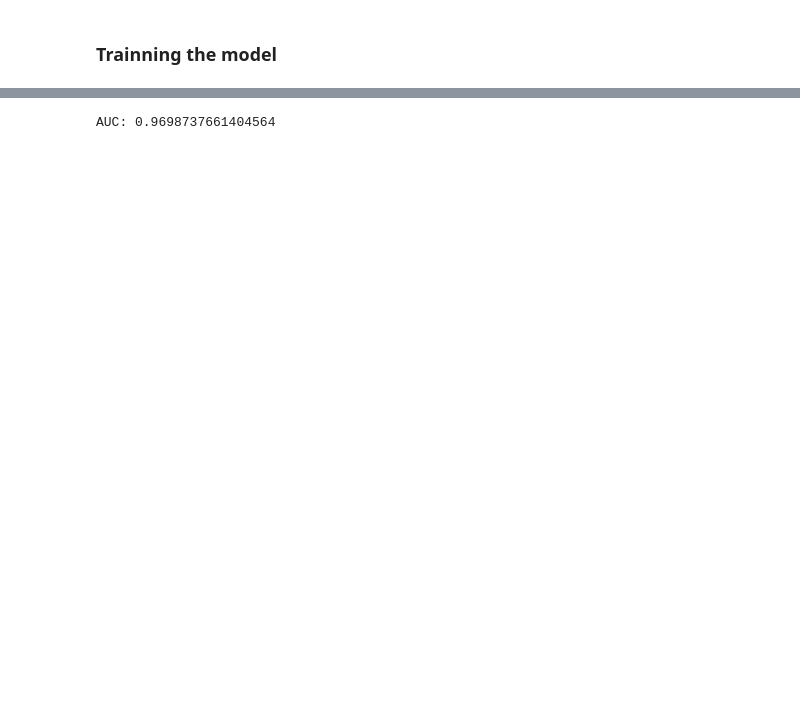
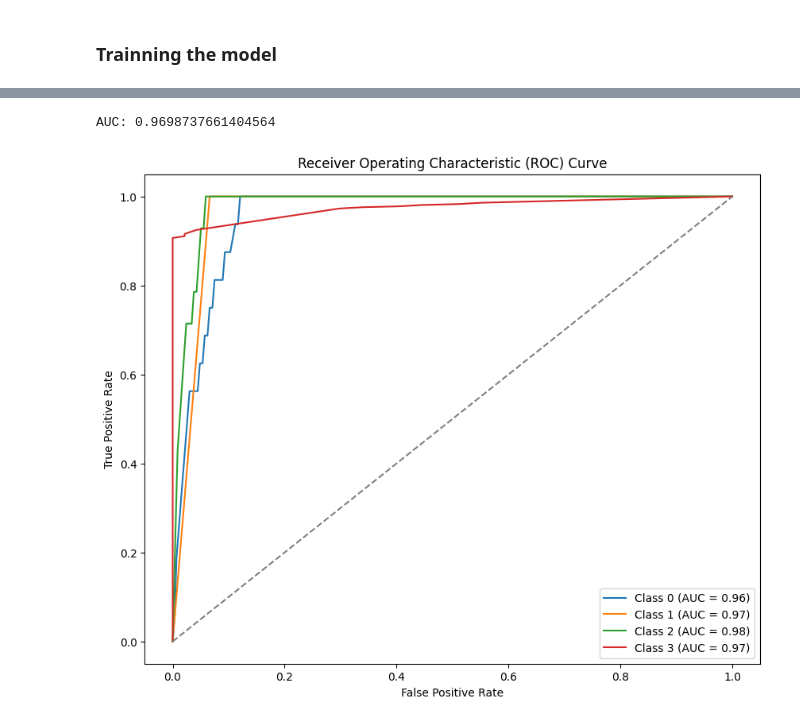
Before and after one commit to Jianting-Selina/PROG8430-1, a Jupyter notebook: presentationworkshop5_new.ipynb, the cells around one changed output, grey strips where cells are left out. Drawn from its saved outputs; the diff is of its cells as text; code cells hidden in the pictures; blank space fills up the shorter version.

Commit message:
add graph

```diff
--- a/presentationworkshop5_new.ipynb
+++ b/presentationworkshop5_new.ipynb
@@ -275,14 +275,42 @@ Population     5.457e-06   5.13e-06      1.063      0.288    -4.6e-06    1.55e-0
 Mortgage Rate     3.7996      2.182      1.742      0.082      -0.476       8.075
 Interest Rate    -1.8768      0.988     -1.900      0.057      -3.813       0.059
 =================================================================================
-# %%
-from sklearn.metrics import roc_auc_score
-
-# Predecir las probabilidades de cada clase
-y_pred_prob = result.predict(X)
-
-# Calcular el AUC
-auc = roc_auc_score(y, y_pred_prob, multi_class='ovr')
-print(f"AUC: {auc}")
-# %% [output]
-AUC: 0.9698737661404564
+# %%
+from sklearn.metrics import roc_auc_score, roc_curve
+import matplotlib.pyplot as plt
+import numpy as np
+
+# Predict the probabilities for each class
+y_pred_prob = result.predict(X)
+
+# Convert y_pred_prob to a NumPy array if it's a DataFrame
+y_pred_prob = np.array(y_pred_prob)
+
+# Calculate the AUC
+auc = roc_auc_score(y, y_pred_prob, multi_class='ovr')
+print(f"AUC: {auc}")
+
+# Plot the ROC curve for each class
+n_classes = len(le.classes_)  # Number of unique classes
+
+# Create a plot
+plt.figure(figsize=(10, 8))
+
+for i in range(n_classes):
+    fpr, tpr, _ = roc_curve(y == i, y_pred_prob[:, i])  # Get the false positive rate and true positive rate for each class
+    plt.plot(fpr, tpr, label=f'Class {i} (AUC = {roc_auc_score(y == i, y_pred_prob[:, i]):.2f})')
+
+# Plot a diagonal line representing a random classifier (AUC = 0.5)
+plt.plot([0, 1], [0, 1], linestyle='--', color='gray')
+
+# Customize the plot
+plt.title('Receiver Operating Characteristic (ROC) Curve')
+plt.xlabel('False Positive Rate')
+plt.ylabel('True Positive Rate')
+plt.legend(loc='lower right')
+
+# Show the plot
+plt.show()
+# %% [output]
+AUC: 0.9698737661404564
+[figure, added]
```
Also changed, not shown: parts of 2 cells of this notebook.
